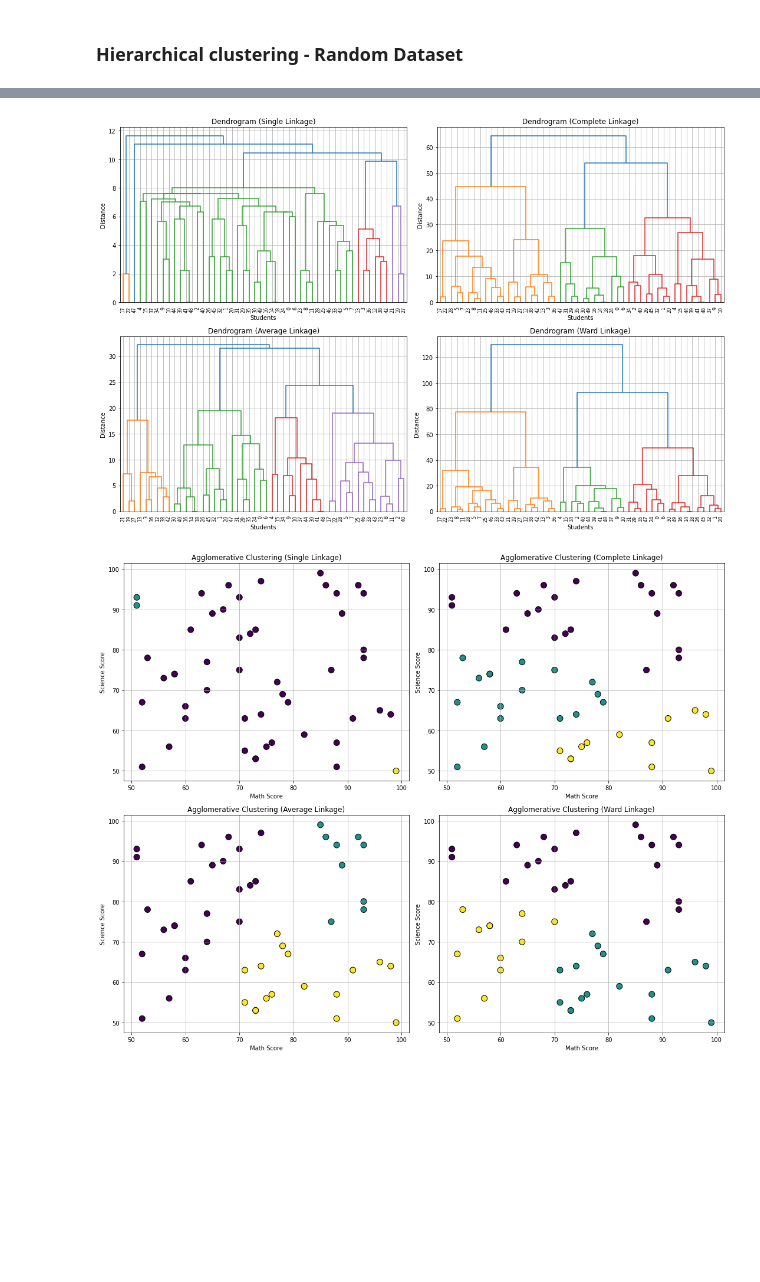
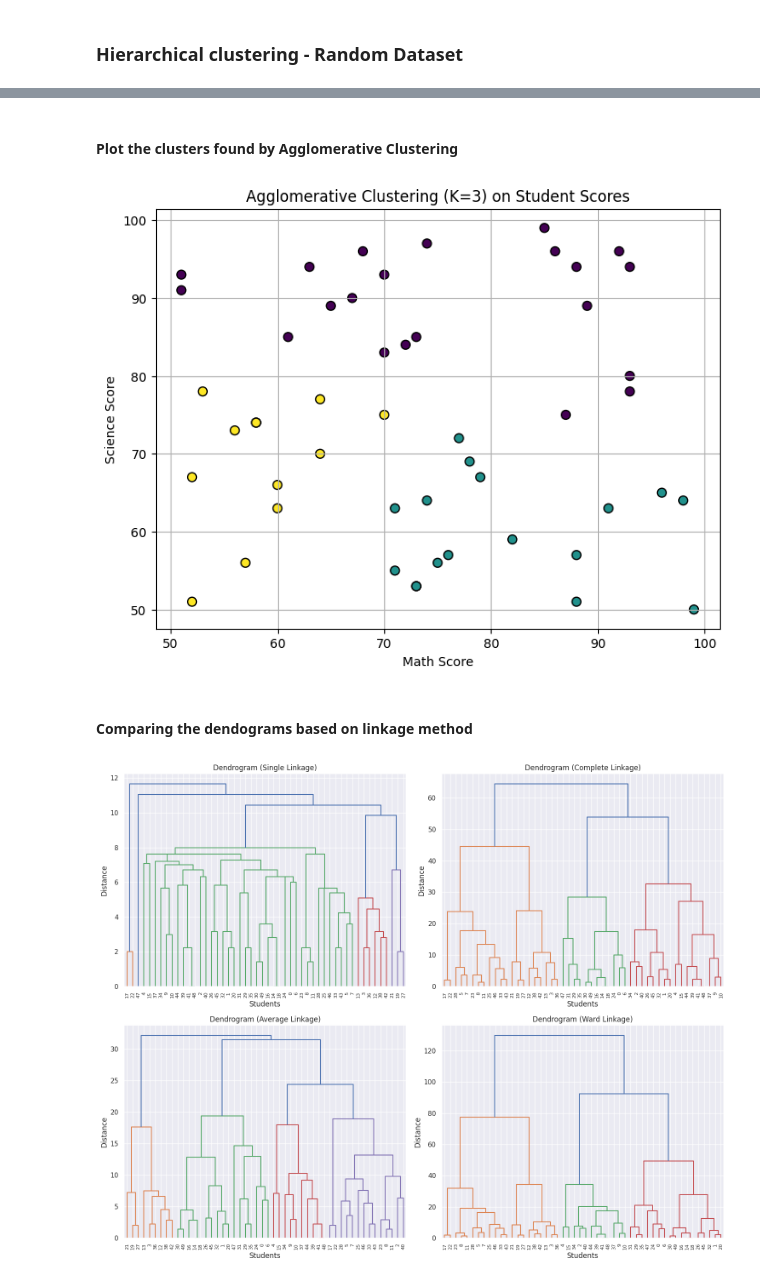
Before and after one commit to aninditadash/Introduction_to_machine_learning, a Jupyter notebook: unsupervised_learning/Examples/Random_data_clustering_analysis.ipynb, the cells around one changed output, grey strips where cells are left out. Cells and saved outputs as stored; diff of their text form; code cells hidden in the pictures; blank space fills up the shorter version.

```diff
--- a/unsupervised_learning/Examples/Random_data_clustering_analysis.ipynb
+++ b/unsupervised_learning/Examples/Random_data_clustering_analysis.ipynb
@@ -190,35 +180,34 @@ plt.show()
+# %% [markdown]
+#### __Plot the clusters found by Agglomerative Clustering__
+# %%
+plt.figure(figsize=(8, 6))
+plt.scatter(student_scores[:, 0], student_scores[:, 1], c=clusters_agglom, cmap='viridis', edgecolors='k', s=50)
+plt.xlabel('Math Score')
+plt.ylabel('Science Score')
+plt.title('Agglomerative Clustering (K=3) on Student Scores')
+plt.grid(True)
+plt.show()
+# %% [output]
+[figure, added]
+# %% [markdown]
+#### __Comparing the dendograms based on linkage method__
 # %%
+sns.set()
+
 # Different linkage methods to compare
 linkage_methods = ['single', 'complete', 'average', 'ward']
 
 # Plot dendrograms for each linkage method
-plt.figure(figsize=(15, 10))
+plt.figure(figsize=(15, 12))
 for i, method in enumerate(linkage_methods, 1):
     plt.subplot(2, 2, i)
     dendrogram = sch.dendrogram(sch.linkage(student_scores, method=method))
     plt.title(f'Dendrogram ({method.capitalize()} Linkage)')
     plt.xlabel('Students')
     plt.ylabel('Distance')
     plt.grid(True)
 
 plt.tight_layout()
 plt.show()
-
-# Perform Agglomerative Clustering with each linkage method and plot results
-fig, axes = plt.subplots(2, 2, figsize=(15, 12))
-
-for ax, method in zip(axes.flatten(), linkage_methods):
-    agglom = AgglomerativeClustering(n_clusters=3, linkage=method)
-    clusters = agglom.fit_predict(student_scores)
-
-    ax.scatter(student_scores[:, 0], student_scores[:, 1], c=clusters, cmap='viridis', edgecolors='k', s=100)
-    ax.set_xlabel('Math Score')
-    ax.set_ylabel('Science Score')
-    ax.set_title(f'Agglomerative Clustering ({method.capitalize()} Linkage)')
-    ax.grid(True)
-
-plt.tight_layout()
-plt.show()
 # %% [output]
-[figure, old version]
+[figure, new version]
-[figure, removed]
```
Also changed, not shown: parts of 10 cells of this notebook.
